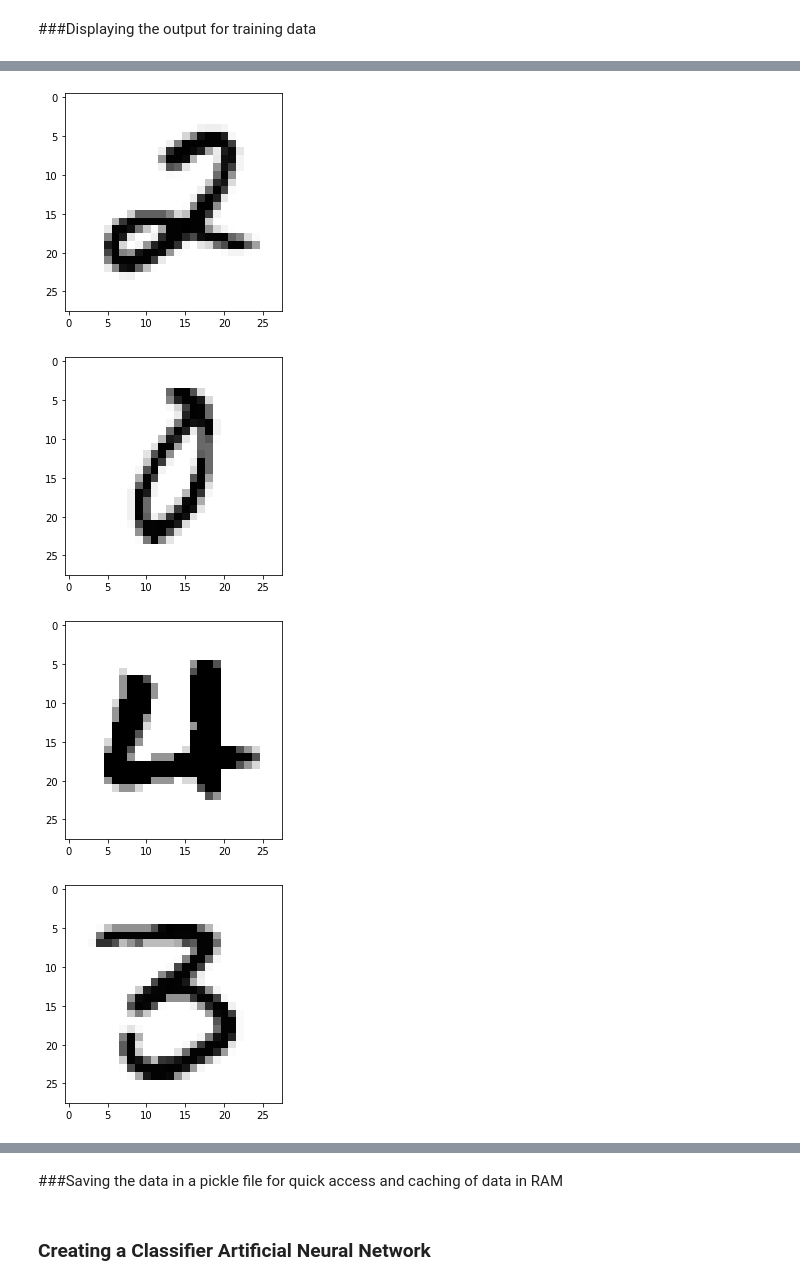
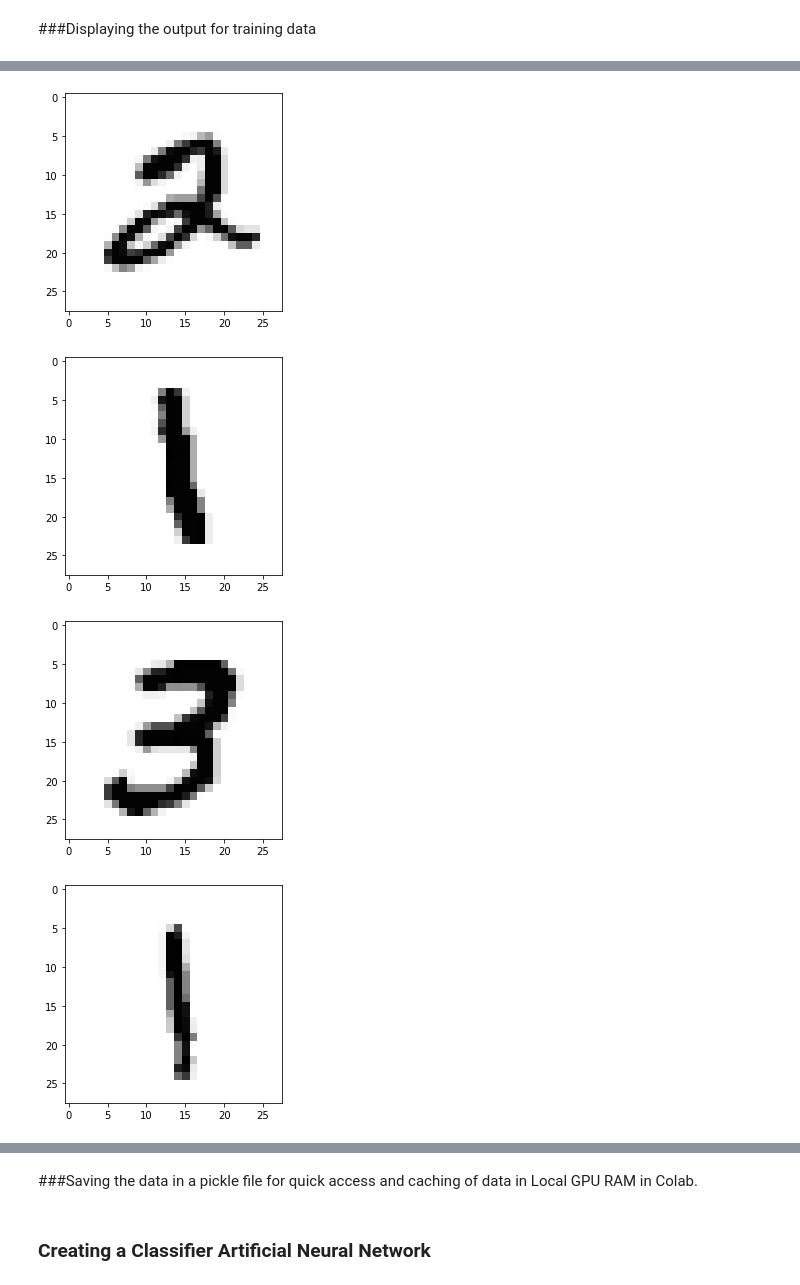
Before and after one commit to varun-bhaseen/Deep-Learning, a Jupyter notebook: Graded_Assignment_1_MNIST_classifier_using_numpy_and_python_without_CNN.ipynb, the cells around one changed output, grey strips where cells are left out. Cells and saved outputs as stored; diff of their text form; code cells hidden in the pictures.

```diff
--- a/Graded_Assignment_1_MNIST_classifier_using_numpy_and_python_without_CNN.ipynb
+++ b/Graded_Assignment_1_MNIST_classifier_using_numpy_and_python_without_CNN.ipynb
@@ -37,0 +42,18 @@ from skimage.filters import gaussian
+# %%
+# Download a file based on its file ID.
+#https://drive.google.com/open?id=1Hcx5VtkGIjH9gU2O7_RLvKhBPgPgqHnX
+#https://drive.google.com/open?id=16StDwyeRpgtWjmGK-k04iN8iHcSUhzhe
+file_id1 = '1Hcx5VtkGIjH9gU2O7_RLvKhBPgPgqHnX'
+downloaded = drive.CreateFile({'id': file_id1})
+print('Downloaded content "{}"'.format(downloaded.GetContentString()))
+downloaded.GetContentFile('mnist_train.csv')
+mnist_train = pd.read_csv('mnist_train.csv')
+mnist_train.to_csv('mnist_train.csv')
+
+
+file_id2 = '16StDwyeRpgtWjmGK-k04iN8iHcSUhzhe'
+downloaded = drive.CreateFile({'id': file_id2})
+print('Downloaded content "{}"'.format(downloaded.GetContentString()))
+downloaded.GetContentFile('mnist_test.csv')
+mnist_test = pd.read_csv('mnist_test.csv')
+mnist_test.to_csv('mnist_test.csv')
@@ -66,3 +77,13 @@ Please use alternatives such as official/mnist/dataset.py from tensorflow/models
 ###Converting images to numpy array for easy calculation
 
 Also checking the shape and dimentions in the numpy array defined
+# %%
+image_size = 28 # width and length
+no_of_different_labels = 10 #  i.e. 0, 1, 2, 3, ..., 9
+image_pixels = image_size * image_size
+
+train_data = mnist_train.to_numpy()
+test_data = mnist_test.to_numpy()
+
+test_data[test_data==255]
+train_data.shape
@@ -118,3 +137,11 @@ X.shape
+# %%
+fac = 0.99 / 255
+train_imgs = np.asfarray(train_data[:, 1:]) * fac + 0.01
+test_imgs = np.asfarray(test_data[:, 1:]) * fac + 0.01
+
+#Separating training and test labels
+train_labels = np.asfarray(train_data[:, :1])
+test_labels = np.asfarray(test_data[:, :1])
 # %% [markdown]
 ###Encoding Output label as well with one hot encoding
 
@@ -159,7 +211,7 @@ X_train, Y_train = X_train[:, shuffle_index], Y_train[:, shuffle_index]
 ###Displaying the output for training data
 # %%
 for i in range(10):
-    img = X_train[::,i].reshape((28,28))
+    img = train_imgs[i].reshape((28,28))
     plt.imshow(img, cmap="Greys")
     plt.show()
 # %% [output]
@@ -170,4 +222,4 @@ for i in range(10):
-[figure, old version]
+[figure, new version]
-[figure, old version]
+[figure, new version]
-[figure, old version]
+[figure, new version]
-[figure, old version]
+[figure, new version]
@@ -176,4 +228,4 @@ for i in range(10):
 # %% [markdown]
-###Saving the data in a pickle file for quick access and caching of data in RAM
+###Saving the data in a pickle file for quick access and caching of data in Local GPU RAM in Colab.
 # %%
 import pickle
```
Also changed, not shown: parts of 28 cells of this notebook.
